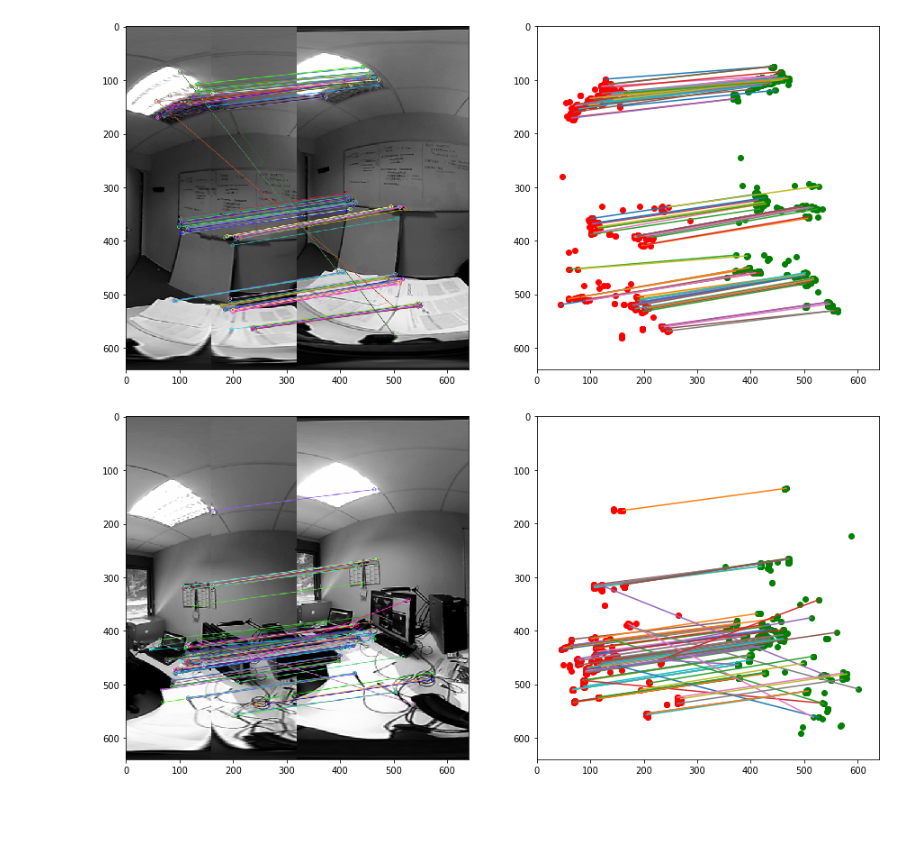
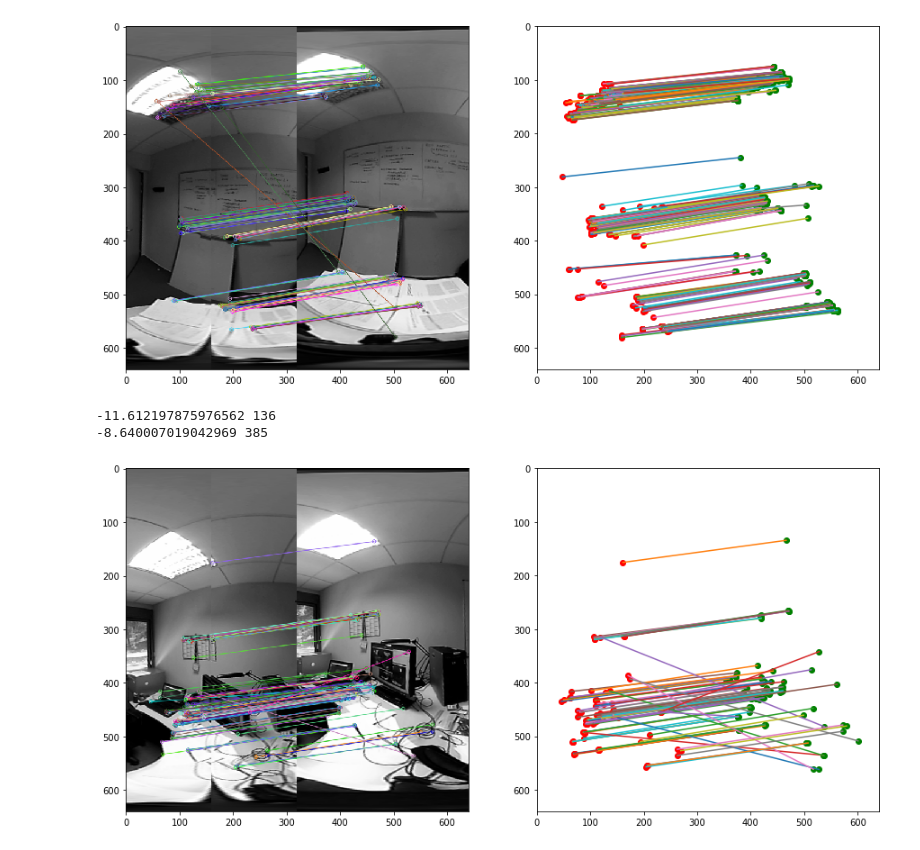
Before and after one commit to RobInLabUJI/ricoh_camera, a Jupyter notebook: notebooks/stereo/Feature Matching.ipynb, the cells around one changed output. Saved outputs shown, nothing was run; the diff lists cells and outputs as text; code cells hidden in the pictures; blank space fills up the shorter version.

```diff
--- a/notebooks/stereo/Feature Matching.ipynb
+++ b/notebooks/stereo/Feature Matching.ipynb
@@ -22,6 +21,7 @@ plt.axis('scaled'); plt.axis([0, 640, 0, 640]);  plt.gca().invert_yaxis();
 # %%
-th = np.arctan2(bpt[:,1]-tpt[:,1], bpt[:,0]+320-tpt[:,0])
-
+dy = tpt[:,1]-bpt[:,1]
 matplotlib.rcParams['figure.figsize'] = [7, 7]
-plt.hist(th, len(th)/20);
+n, b, patches = plt.hist(dy, len(dy)/20);
+bin_max = np.where(n == n.max())
+print 'maxbin', b[bin_max][0]
 # %% [output]
@@ -29,19 +30,32 @@ plt.hist(th, len(th)/20);
 # %%
-idx = np.logical_and(th>-0.18, th<-0.05)
+idx = np.logical_and(dy>25, dy<50)
 p_tbf = np.load('p_tbf.npy')[idx,:]
 
 tpt = p_tbf[:,0:2]
 bpt = p_tbf[:,2:4]
 
 matplotlib.rcParams['figure.figsize'] = [15, 15]
 plt.subplot(121); plt.imshow(plt.imread("Top BF stitch_screenshot_13.06.2019.png"));
-plt.subplot(122);
-plt.scatter(tpt[:,0], tpt[:,1], c='red'); plt.scatter(bpt[:,0]+320, bpt[:,1], c='green');
-for m in p_tbf[::10,:]:
+plt.subplot(122); plt.scatter(tpt[:,0], tpt[:,1], c='red'); plt.scatter(bpt[:,0]+320, bpt[:,1], c='green');
+for m in p_tbf[::,:]:
     plt.plot([m[0],m[2]+320],[m[1],m[3]])
 plt.axis('scaled'); plt.axis([0, 640, 0, 640]);  plt.gca().invert_yaxis();
 # %% [output]
-[figure, old version]
+[figure, new version]
+# %%
+idx = tpt[:,0]>=160 # top_f camera only
+tptf = tpt[idx,:]
+bptf = bpt[idx,:]
+
+idx = tpt[:,0]<160 # top_b camera only
+tptb = tpt[idx,:]
+bptb = bpt[idx,:]
+
+print np.median(bptf[:,0] -  tptf[:,0]), len(tptf)
+print np.median(bptb[:,0] -  tptb[:,0]), len(tptb)
+# %% [output]
+-11.612197875976562 136
+-8.640007019042969 385
 # %%
 p_tfb = np.load('p_tfb.npy')
 
@@ -50,10 +64,9 @@ bpt = p_tfb[:,2:4]
 
 matplotlib.rcParams['figure.figsize'] = [15, 15]
 plt.subplot(121); plt.imshow(plt.imread("Top FB stitch_screenshot_13.06.2019.png"));
-plt.subplot(122);
-plt.scatter(tpt[:,0], tpt[:,1], c='red'); plt.scatter(bpt[:,0]+320, bpt[:,1], c='green');
+plt.subplot(122); plt.scatter(tpt[::5,0], tpt[::5,1], c='red'); plt.scatter(bpt[::5,0]+320, bpt[::5,1], c='green');
 for m in p_tfb[::5,:]:
     plt.plot([m[0],m[2]+320],[m[1],m[3]])
 plt.axis('scaled'); plt.axis([0, 640, 0, 640]);  plt.gca().invert_yaxis();
 # %% [output]
-[figure, old version]
+[figure, new version]
```
Also changed, not shown: parts of 16 cells of this notebook, 3 other files.
